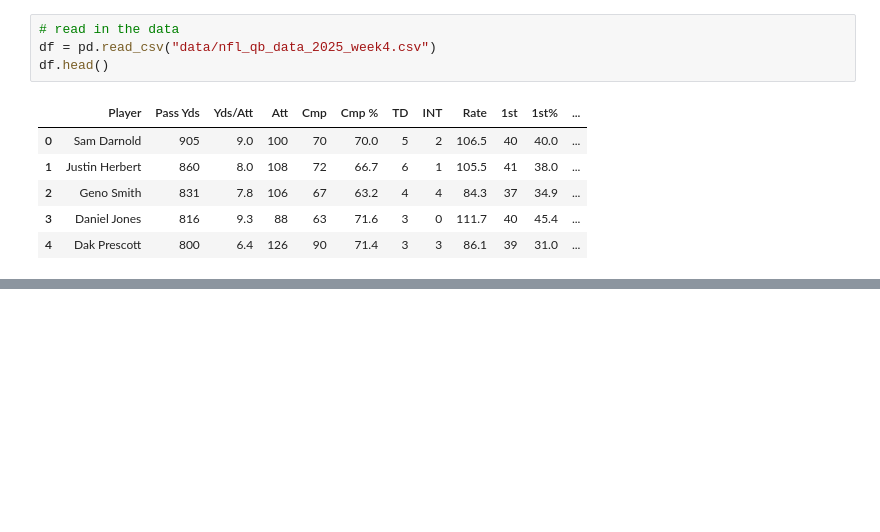
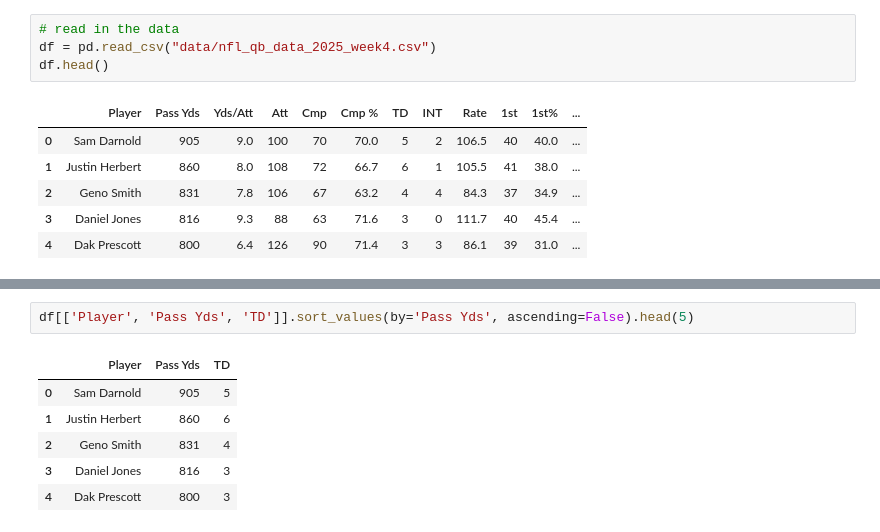
Before and after one commit to coconut808/Data-Exploration, a Jupyter notebook: nfl/plotting_practice.ipynb, the cells around one changed output, grey strips where cells are left out. Drawn from its saved outputs; the diff is of its cells as text; blank space fills up the shorter version.

```diff
--- a/nfl/plotting_practice.ipynb
+++ b/nfl/plotting_practice.ipynb
@@ -110,0 +132,9 @@ plt.show()
+# %%
+df[['Player', 'Pass Yds', 'TD']].sort_values(by='Pass Yds', ascending=False).head(5)
+# %% [output]
+|  | Player | Pass Yds | TD |
+| 0 | Sam Darnold | 905 | 5 |
+| 1 | Justin Herbert | 860 | 6 |
+| 2 | Geno Smith | 831 | 4 |
+| 3 | Daniel Jones | 816 | 3 |
+| 4 | Dak Prescott | 800 | 3 |
```
Also changed, not shown: parts of 5 cells of this notebook, 2 other files.
